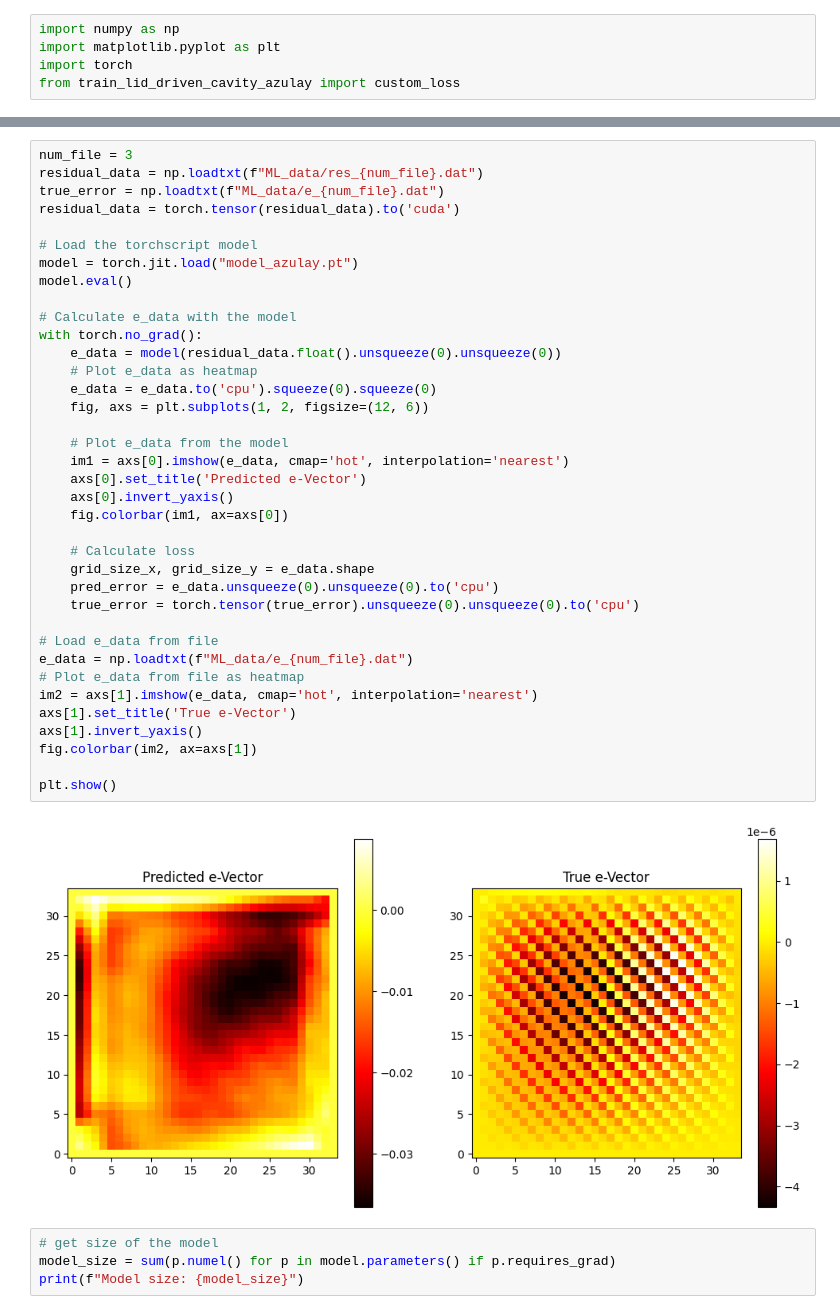
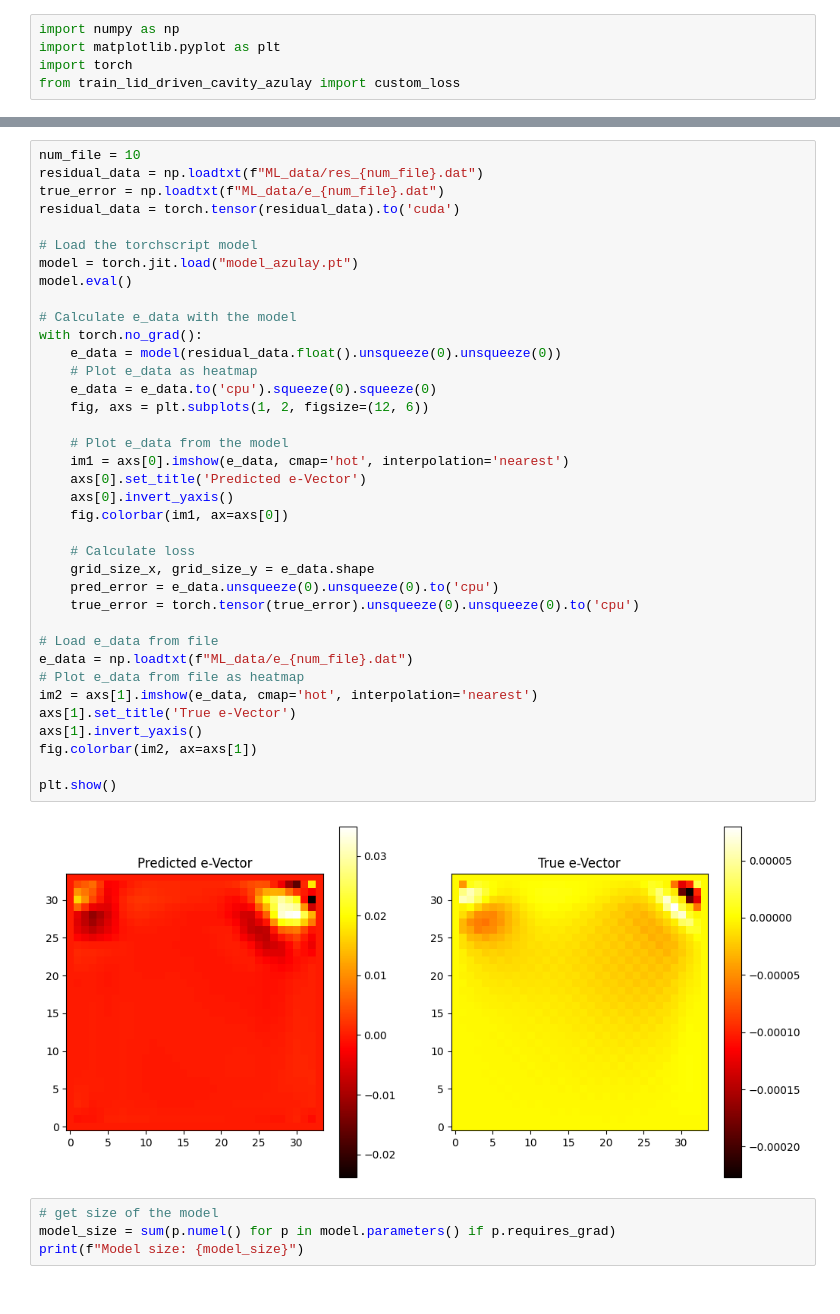
Before and after one commit to glaand/bachelor-thesis, a Jupyter notebook: ml/ml_analysis_azulay.ipynb, the cells around one changed output, grey strips where cells are left out. Saved outputs shown, nothing was run; the diff lists cells and outputs as text.

```diff
--- a/ml/ml_analysis_azulay.ipynb
+++ b/ml/ml_analysis_azulay.ipynb
@@ -46,5 +46,5 @@ plt.show()
 # %%
-num_file = 3
+num_file = 10
 residual_data = np.loadtxt(f"ML_data/res_{num_file}.dat")
 true_error = np.loadtxt(f"ML_data/e_{num_file}.dat")
 residual_data = torch.tensor(residual_data).to('cuda')
@@ -54,34 +54,34 @@ model = torch.jit.load("model_azulay.pt")
 model.eval()
 
 # Calculate e_data with the model
 with torch.no_grad():
     e_data = model(residual_data.float().unsqueeze(0).unsqueeze(0))
     # Plot e_data as heatmap
     e_data = e_data.to('cpu').squeeze(0).squeeze(0)
     fig, axs = plt.subplots(1, 2, figsize=(12, 6))
 
     # Plot e_data from the model
     im1 = axs[0].imshow(e_data, cmap='hot', interpolation='nearest')
     axs[0].set_title('Predicted e-Vector')
     axs[0].invert_yaxis()
     fig.colorbar(im1, ax=axs[0])
 
     # Calculate loss
     grid_size_x, grid_size_y = e_data.shape
     pred_error = e_data.unsqueeze(0).unsqueeze(0).to('cpu')
     true_error = torch.tensor(true_error).unsqueeze(0).unsqueeze(0).to('cpu')
 
 # Load e_data from file
 e_data = np.loadtxt(f"ML_data/e_{num_file}.dat")
 # Plot e_data from file as heatmap
 im2 = axs[1].imshow(e_data, cmap='hot', interpolation='nearest')
 axs[1].set_title('True e-Vector')
 axs[1].invert_yaxis()
 fig.colorbar(im2, ax=axs[1])
 
 plt.show()
 # %% [output]
-[figure, old version]
+[figure, new version]
 # %%
 # get size of the model
 model_size = sum(p.numel() for p in model.parameters() if p.requires_grad)
```
Also changed, not shown: parts of 4 cells of this notebook, 8 other files.
